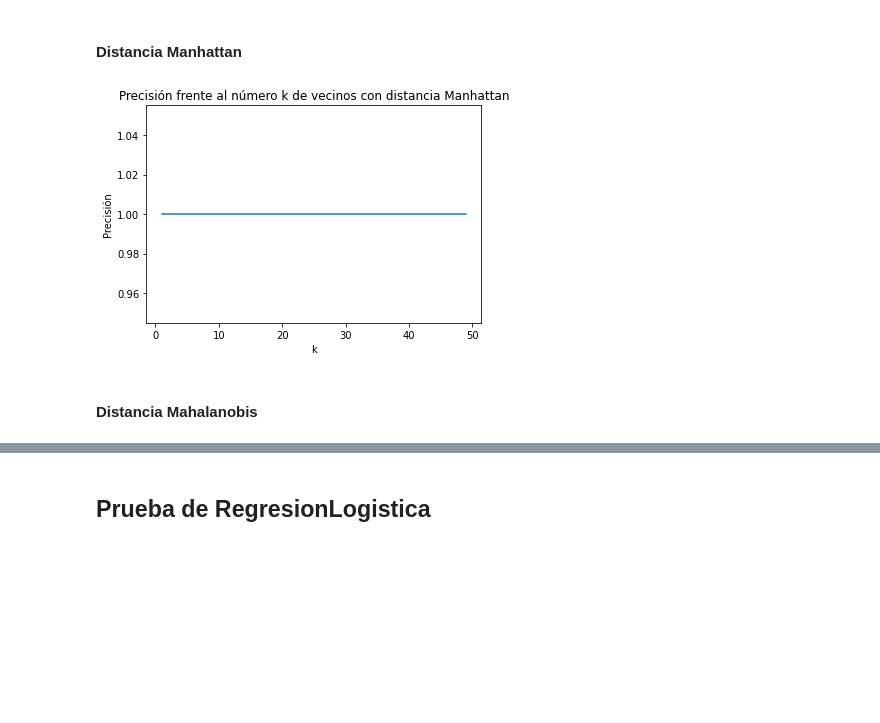
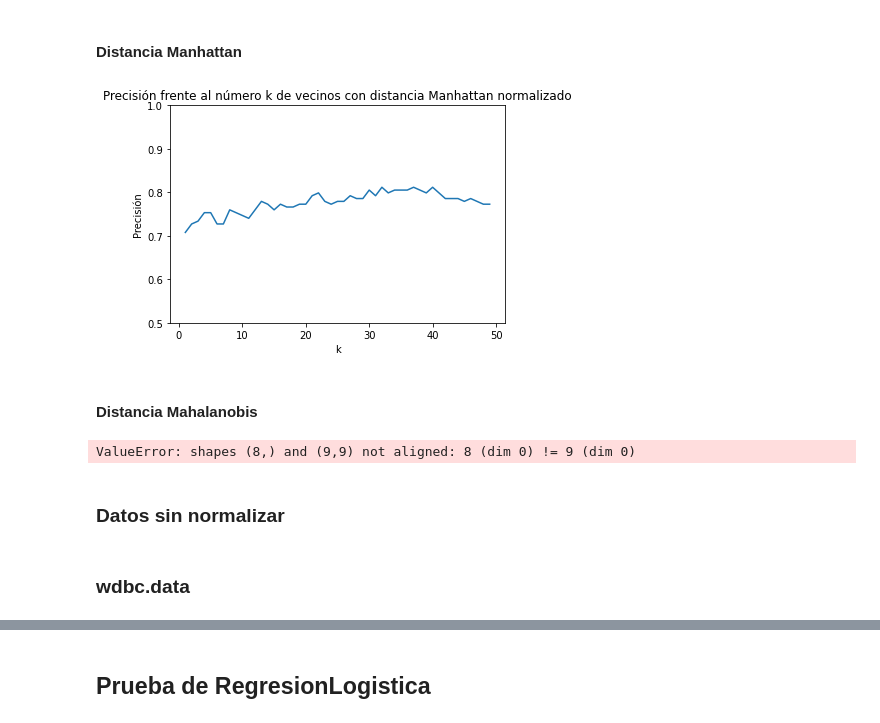
Before and after one commit to Albertogk/FAA, a Jupyter notebook: practica2/main.ipynb, the cells around one changed output, grey strips where cells are left out. Saved outputs shown, nothing was run; the diff lists cells and outputs as text; code cells hidden in the pictures; blank space fills up the shorter version.

```diff
--- a/practica2/main.ipynb
+++ b/practica2/main.ipynb
@@ -81,13 +82,13 @@ datostrain, datostest = get_train_test(dataset, seed=seed, p=p)
 cl = ClasificadorVecinosProximos()
 cl.entrenamiento(datostrain, dataset.nominalAtributos, dataset.diccionario)
 
-k_precision_wdbc_manhattan = np.zeros(len(k_values))
+k_precision_wdbc_manhattan_norm = np.zeros(len(k_values))
 
 cnt = 0
 
 for k in k_values:
     prediccion = cl.clasifica(datostest, dataset.nominalAtributos, dataset.diccionario, k=k, distancia="manhattan")
-    k_precision_wdbc_manhattan[cnt] = 1-cl.error(datostest, prediccion)
+    k_precision_wdbc_manhattan_norm[cnt] = 1-cl.error(datostest, prediccion)
 
     cnt += 1
 # %%
@@ -110,14 +112,14 @@ p = 0.2
 datostrain, datostest = get_train_test(dataset, seed=seed, p=0.2)
 
 cl = ClasificadorVecinosProximos()
-cl.entrenamiento(datostrain, dataset.nominalAtributos, dataset.diccionario, norm)
+cl.entrenamiento(datostrain, dataset.nominalAtributos, dataset.diccionario)
 
-k_precision_wdbc_mahalanobis = np.zeros(len(k_values))
+k_precision_wdbc_mahalanobis_norm = np.zeros(len(k_values))
 
 cnt = 0
 
 for k in k_values:
     prediccion = cl.clasifica(datostest, dataset.nominalAtributos, dataset.diccionario, k=k, distancia="mahalanobis")
-    k_precision_wdbc_mahalanobis[cnt] += 1-cl.error(datostest, prediccion)
+    k_precision_wdbc_mahalanobis_norm[cnt] += 1-cl.error(datostest, prediccion)
 
     cnt += 1
@@ -145,12 +148,12 @@ datostrain, datostest = get_train_test(dataset, seed=seed, p=p)
 cl = ClasificadorVecinosProximos()
 cl.entrenamiento(datostrain, dataset.nominalAtributos, dataset.diccionario)
 
-k_precision_pima_euclidean = np.zeros(len(k_values))
+k_precision_pima_euclidean_norm = np.zeros(len(k_values))
 
 cnt = 0
 
 for k in k_values:
     prediccion = cl.clasifica(datostest, dataset.nominalAtributos, dataset.diccionario, k=k, distancia="euclidea")
-    k_precision_pima_euclidean[cnt] = 1-cl.error(datostest, prediccion)
+    k_precision_pima_euclidean_norm[cnt] = 1-cl.error(datostest, prediccion)
 
     cnt += 1
@@ -173,23 +177,43 @@ datostrain, datostest = get_train_test(dataset, seed, p)
 cl = ClasificadorVecinosProximos()
 cl.entrenamiento(datostrain, dataset.nominalAtributos, dataset.diccionario)
 
-k_precision_pima_manhattan = np.zeros(len(k_values))
+k_precision_pima_manhattan_norm = np.zeros(len(k_values))
 
 cnt = 0
 
 for k in k_values:
     prediccion = cl.clasifica(datostest, dataset.nominalAtributos, dataset.diccionario, k=k, distancia="manhattan")
-    k_precision_pima_manhattan[cnt] = 1-cl.error(datostest, prediccion)
+    k_precision_pima_manhattan_norm[cnt] = 1-cl.error(datostest, prediccion)
 
     cnt += 1
 # %%
 plt.figure()
-plt.plot(k_values, k_precision_pima_manhattan)
+plt.plot(k_values, k_precision_pima_manhattan_norm)
+plt.ylim(0.5, 1)
 plt.xlabel("k")
 plt.ylabel("Precisión")
-plt.title("Precisión frente al número k de vecinos con distancia Manhattan")
+plt.title("Precisión frente al número k de vecinos con distancia Manhattan normalizado")
 plt.show()
 # %% [output]
-[figure, old version]
+[figure, new version]
 # %% [markdown]
 <h4>Distancia Mahalanobis</h4>
+# %%
+dataset = Datos('pima-indians-diabetes.data')
+transformar_datos(dataset)
+datostrain, datostest = get_train_test(dataset, seed, p)
+
+cl = ClasificadorVecinosProximos()
+cl.entrenamiento(datostrain, dataset.nominalAtributos, dataset.diccionario)
+
+k_precision_pima_mahalanobis_norm = np.zeros(len(k_values))
+
+cnt = 0
+
+for k in k_values:
+    prediccion = cl.clasifica(datostest, dataset.nominalAtributos, dataset.diccionario, k=k, distancia="mahalanobis")
+    k_precision_pima_mahalanobis_norm[cnt] += 1-cl.error(datostest, prediccion)
+
+    cnt += 1
+# %% [output]
+ValueError: shapes (8,) and (9,9) not aligned: 8 (dim 0) != 9 (dim 0)
@@ -195,0 +228,4 @@ plt.show()
+# %% [markdown]
+<h3>Datos sin normalizar</h3>
+# %% [markdown]
+<h3>wdbc.data</h3>
```
Also changed, not shown: parts of 47 cells of this notebook, 1 other file.
